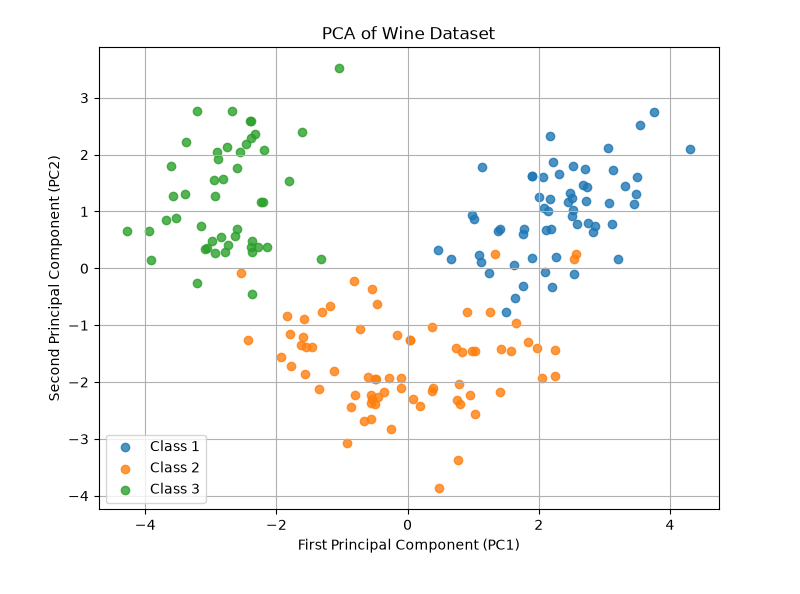
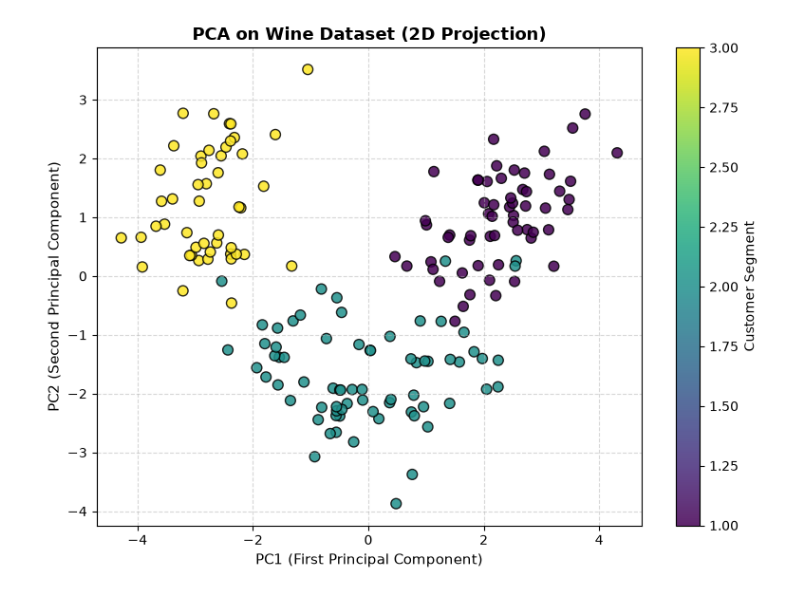
Before and after one commit to AlbatrossC/sppu-academics, a Jupyter notebook: sppucodes/answers/ml/1A_pca_wine.ipynb, the cells around one changed output. Cells and saved outputs as stored; diff of their text form; code cells hidden in the pictures.

```diff
--- a/sppucodes/answers/ml/1A_pca_wine.ipynb
+++ b/sppucodes/answers/ml/1A_pca_wine.ipynb
@@ -58,0 +37,4 @@ Total variance captured: 55.41 %
+# %%
+# Scale the data
+X_scaled = StandardScaler().fit_transform(X)
+print("Data standardized (mean ~ 0, variance ~ 1).")
@@ -58,0 +43,10 @@ Total variance captured: 55.41 %
+# %%
+# Apply PCA
+pca = PCA(n_components=2)
+result = pca.fit_transform(X_scaled)
+
+print("PCA Result (first 5 samples):\\n", result[:5])
+print("\\nExplained Variance Ratio:", pca.explained_variance_ratio_)
+print("Total Variance Explained:", sum(pca.explained_variance_ratio_))
+print("Original Features:", X.shape[1])
+print("Reduced Features:", result.shape[1])
@@ -59,16 +63,13 @@ Total variance captured: 55.41 %
 # %%
-# Plot the two principal components by wine class
+# Plot the results
 plt.figure(figsize=(8, 6))
-
-for wine_class in sorted(pca_df["Wine_Class"].unique()):
-    data = pca_df[pca_df["Wine_Class"] == wine_class]
-    plt.scatter(data["PC1"], data["PC2"], label=f"Class {wine_class}", alpha=0.8)
-
-plt.xlabel("First Principal Component (PC1)")
-plt.ylabel("Second Principal Component (PC2)")
-plt.title("PCA of Wine Dataset")
-plt.legend()
-plt.grid(True)
+scatter = plt.scatter(result[:, 0], result[:, 1], c=y, cmap="viridis", edgecolors="black", s=60, alpha=0.85)
+plt.xlabel("PC1 (First Principal Component)", fontsize=11)
+plt.ylabel("PC2 (Second Principal Component)", fontsize=11)
+plt.title("PCA on Wine Dataset (2D Projection)", fontsize=13, fontweight="bold")
+plt.colorbar(scatter, label="Customer Segment")
+plt.grid(True, linestyle="--", alpha=0.5)
+plt.tight_layout()
 plt.show()
 # %% [output]
-[figure, old version]
+[figure, new version]
```
Also changed, not shown: parts of 9 cells of this notebook, 32 other files.
